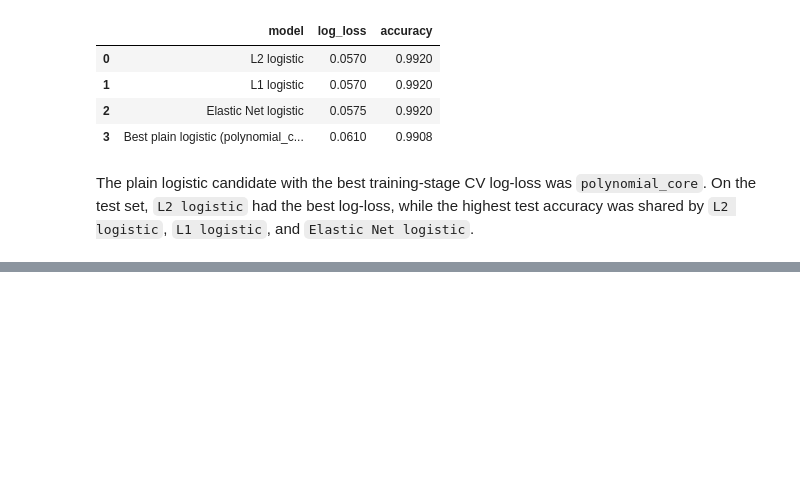
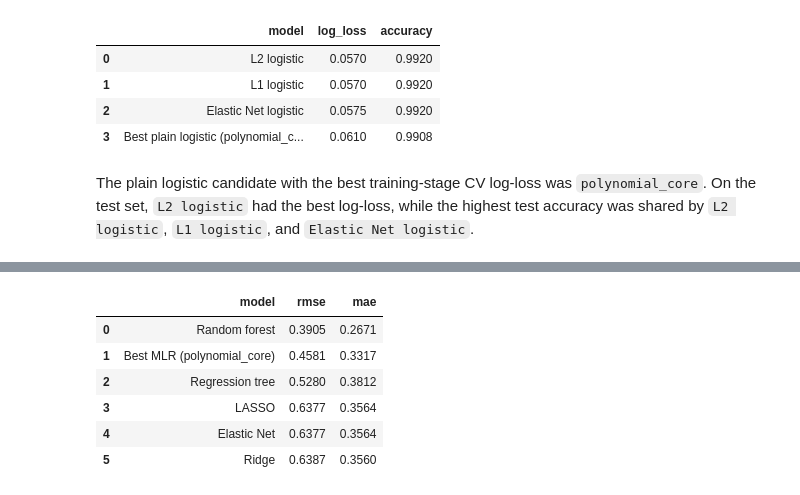
Before and after one commit to Alex-Devoid/ST554-HW, a Jupyter notebook: HW7/HW7_Alex_Devoid.ipynb, the cells around one changed output, grey strips where cells are left out. Drawn from its saved outputs; the diff is of its cells as text; code cells hidden in the pictures; blank space fills up the shorter version.

Commit message:
cleanup, Tree-Based Regression Models

```diff
--- a/HW7/HW7_Alex_Devoid.ipynb
+++ b/HW7/HW7_Alex_Devoid.ipynb
@@ -534,0 +542,93 @@ For the classification task, the best model by test log-loss was `L2 logistic` w
+# %%
+# reuse the same predictor regression feature set
+# so the tree models are compared on the same inputs as before.
+X_train_tree_reg = train_df[regression_features]
+X_test_tree_reg = test_df[regression_features]
+y_train_tree_reg = train_df['alcohol']
+y_test_tree_reg = test_df['alcohol']
+
+# search over max_depth and min_samples_leaf with 5-fold CV
+# then keep the tree with the best CV squared-error score.
+reg_tree_grid = {
+    'max_depth': range(2, 15),
+    'min_samples_leaf': [3, 5, 10, 50, 100],
+}
+reg_tree_tune = GridSearchCV(
+    DecisionTreeRegressor(random_state=RANDOM_STATE),
+    reg_tree_grid,
+    cv=5,
+    scoring='neg_mean_squared_error',
+    n_jobs=-1,
+)
+reg_tree_tune.fit(X_train_tree_reg, y_train_tree_reg)
+best_reg_tree = reg_tree_tune.best_estimator_
+
+# search over max_features for the random forest
+# while holding the number of trees fixed at 500.
+reg_forest_grid = {
+    'max_features': [2, 4, 6, 8, len(regression_features)],
+}
+reg_forest_tune = GridSearchCV(
+    RandomForestRegressor(n_estimators=500, random_state=RANDOM_STATE, n_jobs=-1),
+    reg_forest_grid,
+    cv=5,
+    scoring='neg_mean_squared_error',
+    n_jobs=-1,
+)
+reg_forest_tune.fit(X_train_tree_reg, y_train_tree_reg)
+best_reg_forest = reg_forest_tune.best_estimator_
+
+# collect the best CV settings
+# and the corresponding CV RMSE in one summary table.
+regression_tree_tuning_summary = pd.DataFrame(
+    [
+        {
+            'model': 'Regression tree',
+            'best_cv_rmse': np.sqrt(-reg_tree_tune.best_score_),
+            'max_depth': reg_tree_tune.best_params_['max_depth'],
+            'min_samples_leaf': reg_tree_tune.best_params_['min_samples_leaf'],
+            'max_features': np.nan,
+        },
+        {
+            'model': 'Random forest',
+            'best_cv_rmse': np.sqrt(-reg_forest_tune.best_score_),
+            'max_depth': np.nan,
+            'min_samples_leaf': np.nan,
+            'max_features': reg_forest_tune.best_params_['max_features'],
+        },
+    ]
+)
+
+# generate test-set predictions from the tuned tree models
+# then compare them to the regression models.
+regression_tree_predictions = {
+    'Regression tree': best_reg_tree.predict(X_test_tree_reg),
+    'Random forest': best_reg_forest.predict(X_test_tree_reg),
+}
+
+# store the test-set metrics for the two new tree-based regression models.
+regression_tree_rows = []
+for model_name, preds in regression_tree_predictions.items():
+    regression_tree_rows.append(
+        {
+            'model': model_name,
+            'rmse': np.sqrt(mean_squared_error(y_test_tree_reg, preds)),
+            'mae': mean_absolute_error(y_test_tree_reg, preds),
+        }
+    )
+
+# turn the tree-model metrics into a results table.
+regression_tree_test_summary = pd.DataFrame(regression_tree_rows)
+# stack the regression results
+regression_all_test_summary = (
+    pd.concat([regression_test_summary.copy(), regression_tree_test_summary], ignore_index=True)
+    # sort from best to worst.
+    .sort_values(['rmse', 'mae'])
+    .reset_index(drop=True)
+)
+
+print('Tree-based regression tuning summary')
+display(regression_tree_tuning_summary)
+print('Full regression comparison including homework 7 models')
+display(regression_all_test_summary)
+# %% [output]
@@ -534,0 +640,7 @@ For the classification task, the best model by test log-loss was `L2 logistic` w
+|  | model | rmse | mae |
+| 0 | Random forest | 0.3905 | 0.2671 |
+| 1 | Best MLR (polynomial_core) | 0.4581 | 0.3317 |
+| 2 | Regression tree | 0.5280 | 0.3812 |
+| 3 | LASSO | 0.6377 | 0.3564 |
+| 4 | Elastic Net | 0.6377 | 0.3564 |
+| 5 | Ridge | 0.6387 | 0.3560 |
```
Also changed, not shown: parts of 10 cells of this notebook.
